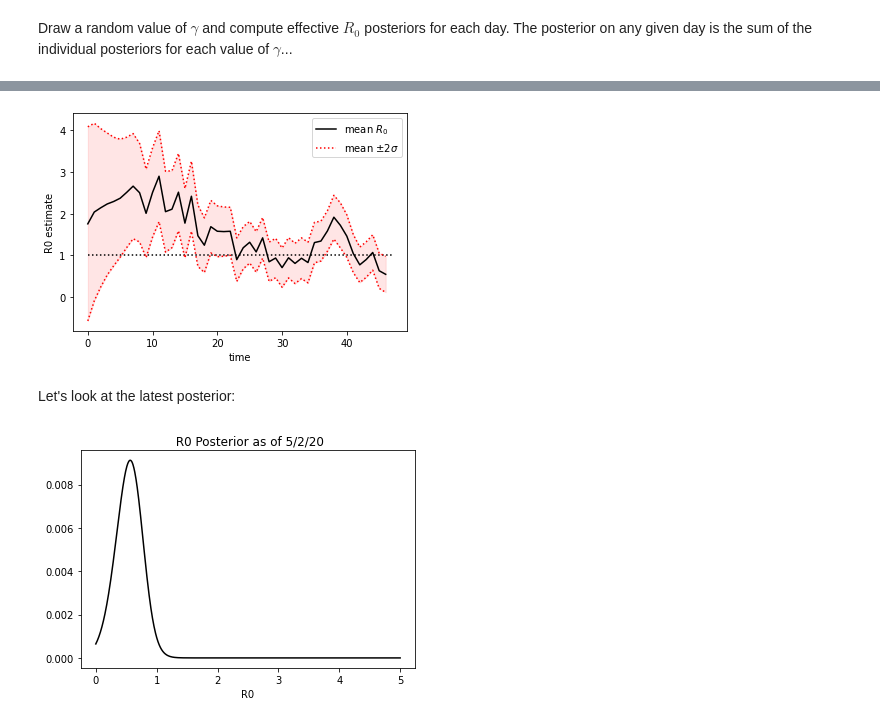
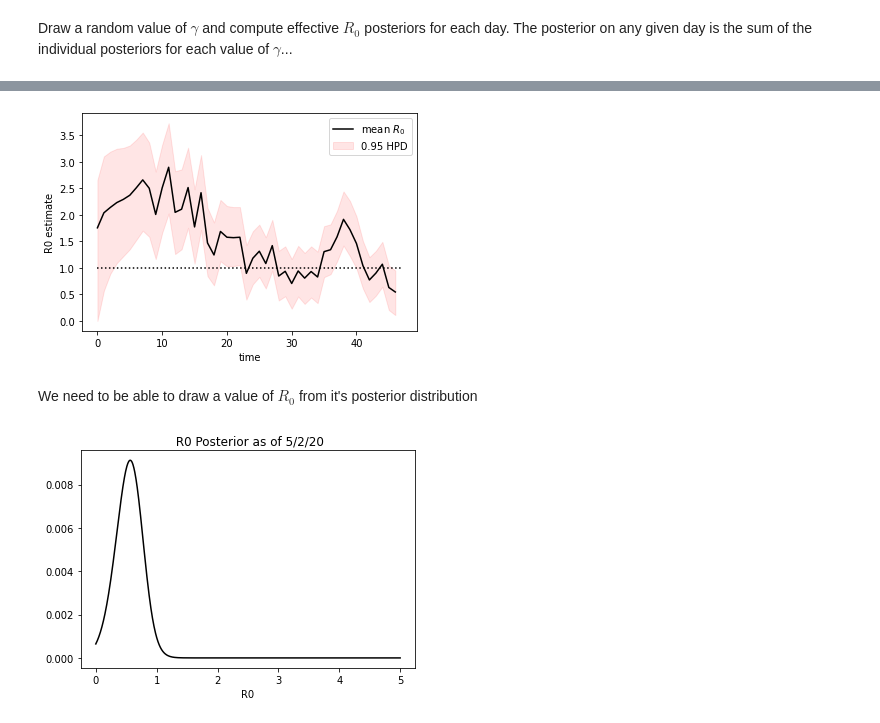
Before and after one commit to neerajkulk/corona, a Jupyter notebook: realtime_r0.ipynb, the cells around one changed output, grey strips where cells are left out. Saved outputs shown, nothing was run; the diff lists cells and outputs as text; code cells hidden in the pictures.

```diff
--- a/realtime_r0.ipynb
+++ b/realtime_r0.ipynb
@@ -179,24 +172,53 @@ def mu_std(dist_array):
+# %%
+def mean(dist_array):
+    mu = np.sum(dist_array * r0_grid)/np.sum(dist_array)
+    return mu
+
+# Binary search to calculate 95% HPD
+def hpd(dist_array,interval = 0.95,iterations=50):
+    y_up = np.max(dist_array)
+    y_lo = np.mean(dist_array)
+
+    for i in range(iterations):
+        y_m = (y_lo + y_up)*0.5
+        x_loc = argrelextrema(np.abs(dist_array - y_m),np.less)[0]
+
+        # edge case where minimum at 0 cant be found
+        if len(x_loc) == 1:
+            x_loc = np.append(0,x_loc)
+
+        y_vals = dist_array[x_loc[0]:x_loc[1]]
+        mass = np.sum(y_vals)
+
+        if mass < interval:
+            y_up = y_m
+        elif mass > interval:
+            y_lo = y_m
+
+    return r0_grid[x_loc]
 # %%
 mu_list = np.zeros(len(posteriors))
-std_list = np.zeros(len(posteriors))
+hpd_list = np.zeros((len(posteriors),2))
 
 for i in range(len(posteriors)):
-    mu_list[i],std_list[i] = mu_std(posteriors[i])
+    mu_list[i] = mean(posteriors[i])
+    hpd_list[i] = hpd(posteriors[i])
 # %%
 plt.plot(mu_list,'black',label = 'mean $R_0$')
-plt.plot(mu_list + 2*std_list,'r:', label = 'mean $\pm 2 \sigma$')
-plt.plot(mu_list - 2*std_list,'r:')
+
+lo = hpd_list.transpose()[0]
+up = hpd_list.transpose()[1]
 
 plt.fill_between(np.arange(len(mu_list)),
-                 mu_list + 2*std_list,mu_list - 2*std_list,
-                 color = 'red', alpha = 0.1)
+                 up,lo,
+                 color = 'red', alpha = 0.1 ,label = '0.95 HPD')
 
 plt.hlines(1,0,len(posteriors),linestyle = ':')
 plt.xlabel('time')
 plt.ylabel('R0 estimate')
 plt.legend()
 plt.show()
 # %% [output]
-[figure, old version]
+[figure, new version]
-# %% [markdown]
-Let's look at the latest posterior:
+# %% [markdown]
+We need to be able to draw a value of $R_0$ from it's posterior distribution
```
Also changed, not shown: parts of 16 cells of this notebook.
